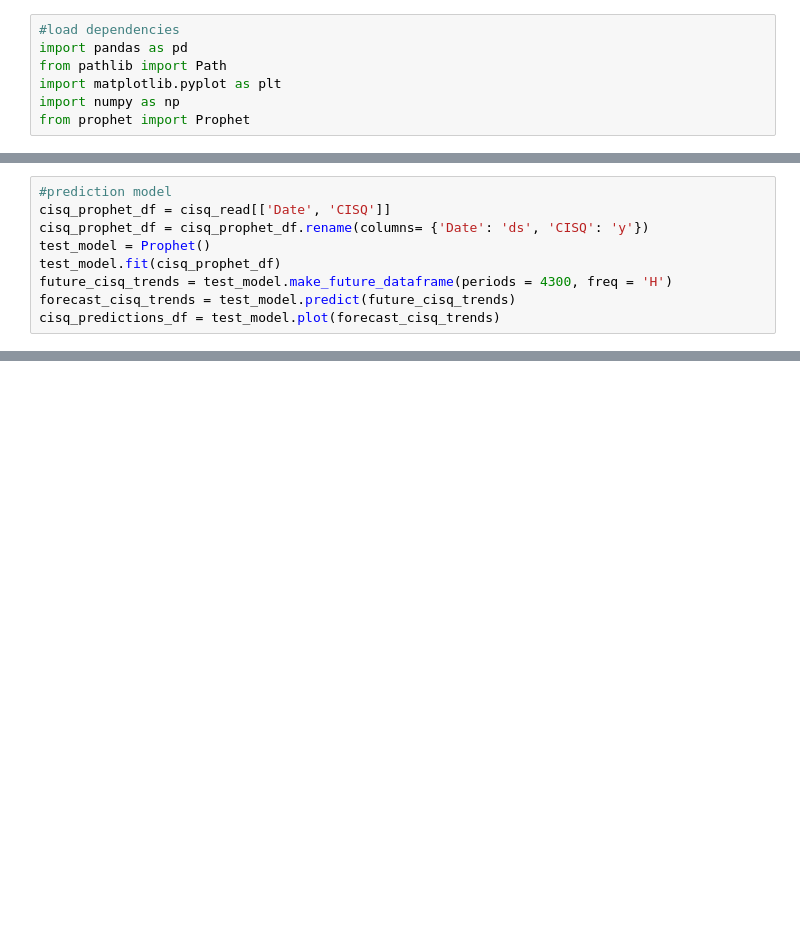
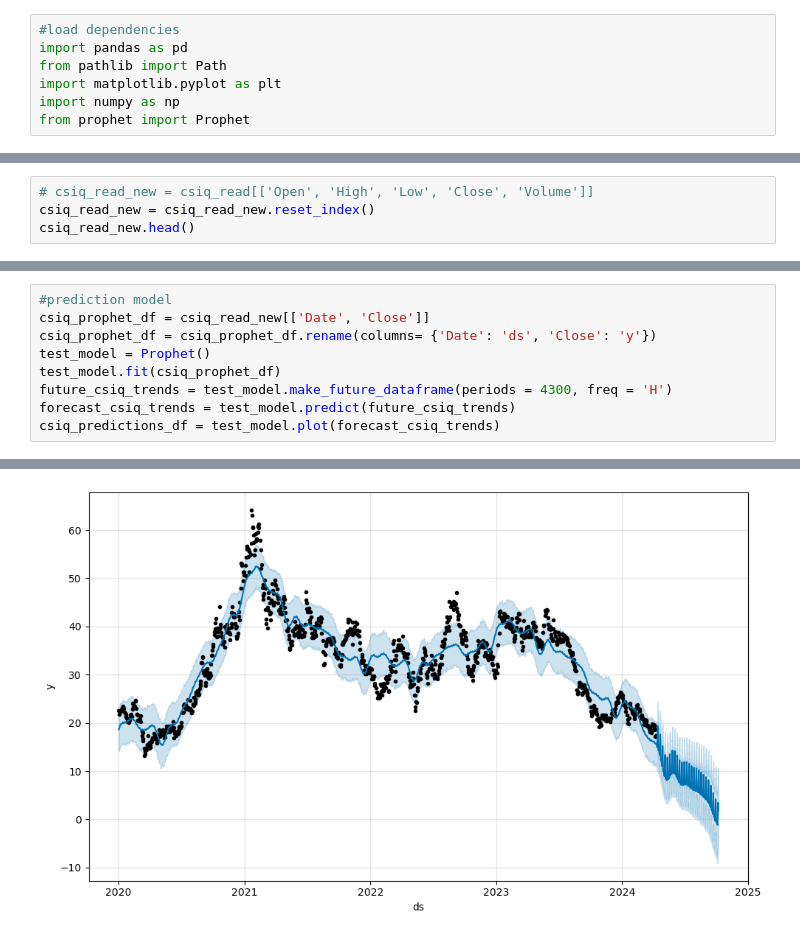
Before and after one commit to srhill12/Solar_stock_project, a Jupyter notebook: terry_test_workbook.ipynb, the cells around one changed output, grey strips where cells are left out. Cells and saved outputs as stored; diff of their text form; blank space fills up the shorter version.

```diff
--- a/terry_test_workbook.ipynb
+++ b/terry_test_workbook.ipynb
@@ -103,0 +331,4 @@ None
+# %%
+# csiq_read_new = csiq_read[['Open', 'High', 'Low', 'Close', 'Volume']]
+csiq_read_new = csiq_read_new.reset_index()
+csiq_read_new.head()
@@ -104,9 +342,10 @@ None
 # %%
 #prediction model
-cisq_prophet_df = cisq_read[['Date', 'CISQ']]
-cisq_prophet_df = cisq_prophet_df.rename(columns= {'Date': 'ds', 'CISQ': 'y'})
+csiq_prophet_df = csiq_read_new[['Date', 'Close']]
+csiq_prophet_df = csiq_prophet_df.rename(columns= {'Date': 'ds', 'Close': 'y'})
 test_model = Prophet()
-test_model.fit(cisq_prophet_df)
-future_cisq_trends = test_model.make_future_dataframe(periods = 4300, freq = 'H')
-forecast_cisq_trends = test_model.predict(future_cisq_trends)
-cisq_predictions_df = test_model.plot(forecast_cisq_trends)
+test_model.fit(csiq_prophet_df)
+future_csiq_trends = test_model.make_future_dataframe(periods = 4300, freq = 'H')
+forecast_csiq_trends = test_model.predict(future_csiq_trends)
+csiq_predictions_df = test_model.plot(forecast_csiq_trends)
+# %% [output]
@@ -112,0 +354 @@ cisq_predictions_df = test_model.plot(forecast_cisq_trends)
+[figure, added]
```
Also changed, not shown: parts of 12 cells of this notebook, 1 other file.
